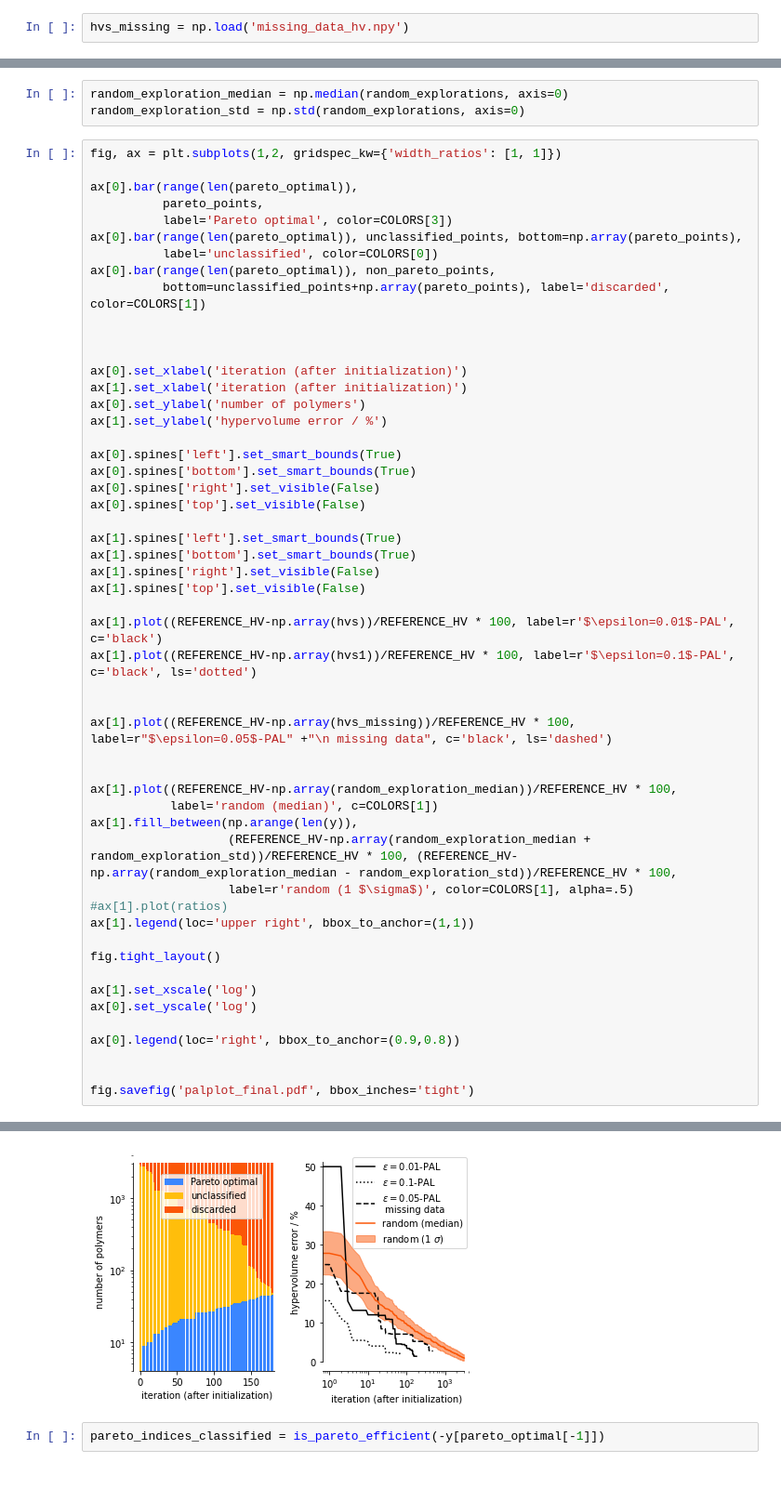
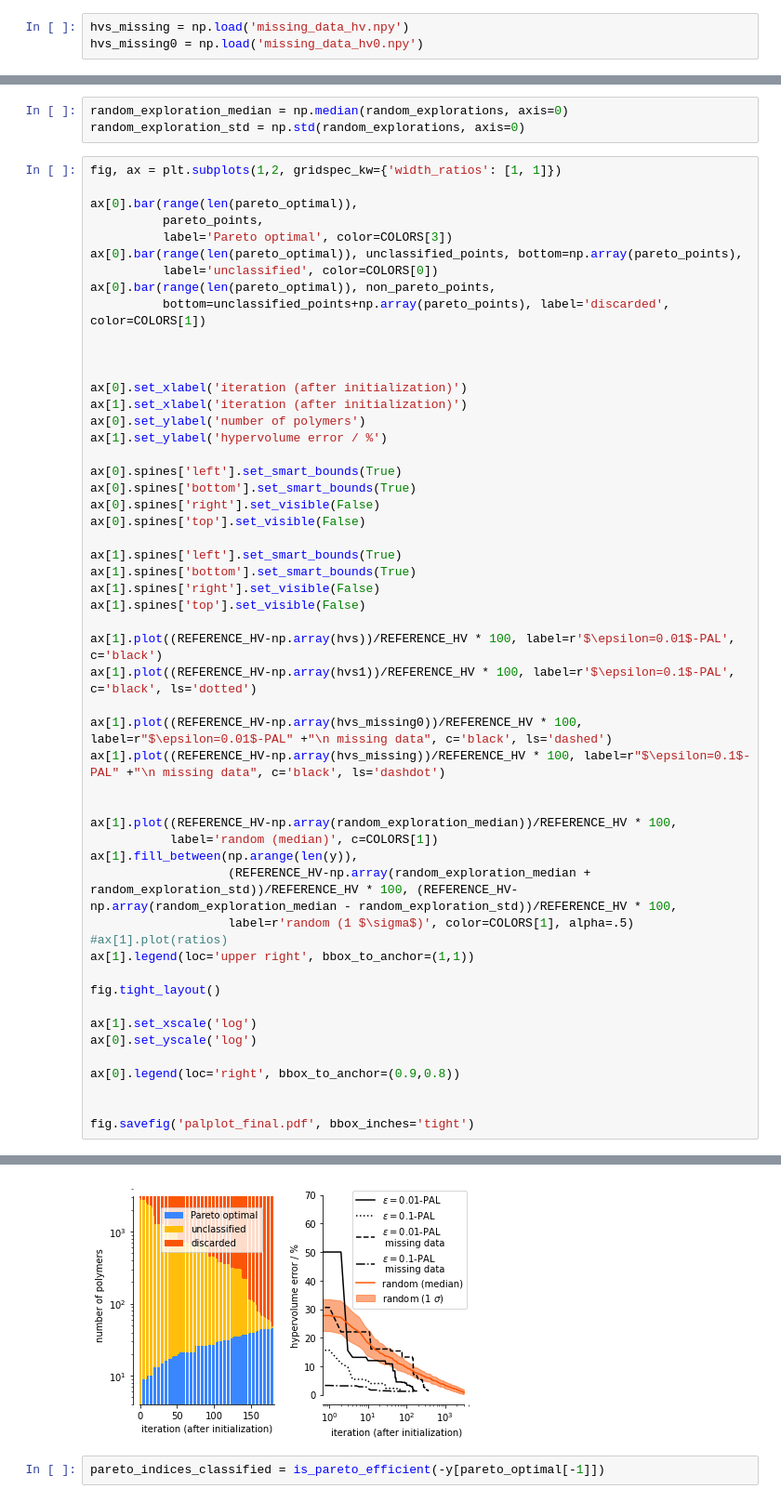
Before and after one commit to byooooo/dispersant_screening_PAL, a Jupyter notebook: notebooks/analyze_screening_2.ipynb, the cells around one changed output, grey strips where cells are left out. Shown at 93% size. Saved outputs shown, nothing was run; the diff lists cells and outputs as text.

```diff
--- a/notebooks/analyze_screening_2.ipynb
+++ b/notebooks/analyze_screening_2.ipynb
@@ -160,3 +160,4 @@ REFERENCE_HV = get_hypervolume(y, [5,5,5])
 # fig.savefig('some_parameter_settings.pdf', bbox_inches='tight')
 # %%
 hvs_missing = np.load('missing_data_hv.npy')
+hvs_missing0 = np.load('missing_data_hv0.npy')
@@ -201,36 +216,36 @@ ax[1].spines['bottom'].set_smart_bounds(True)
 ax[1].spines['right'].set_visible(False)
 ax[1].spines['top'].set_visible(False)
 
 ax[1].plot((REFERENCE_HV-np.array(hvs))/REFERENCE_HV * 100, label=r'$\epsilon=0.01$-PAL', c='black')
 ax[1].plot((REFERENCE_HV-np.array(hvs1))/REFERENCE_HV * 100, label=r'$\epsilon=0.1$-PAL', c='black', ls='dotted')
 
-
-ax[1].plot((REFERENCE_HV-np.array(hvs_missing))/REFERENCE_HV * 100, label=r"$\epsilon=0.05$-PAL" +"\n missing data", c='black', ls='dashed')
+ax[1].plot((REFERENCE_HV-np.array(hvs_missing0))/REFERENCE_HV * 100, label=r"$\epsilon=0.01$-PAL" +"\n missing data", c='black', ls='dashed')
+ax[1].plot((REFERENCE_HV-np.array(hvs_missing))/REFERENCE_HV * 100, label=r"$\epsilon=0.1$-PAL" +"\n missing data", c='black', ls='dashdot')
 
 
 ax[1].plot((REFERENCE_HV-np.array(random_exploration_median))/REFERENCE_HV * 100,
            label='random (median)', c=COLORS[1])
 ax[1].fill_between(np.arange(len(y)),
                    (REFERENCE_HV-np.array(random_exploration_median + random_exploration_std))/REFERENCE_HV * 100, (REFERENCE_HV-np.array(random_exploration_median - random_exploration_std))/REFERENCE_HV * 100,
                    label=r'random (1 $\sigma$)', color=COLORS[1], alpha=.5)
 #ax[1].plot(ratios)
 ax[1].legend(loc='upper right', bbox_to_anchor=(1,1))
 
 fig.tight_layout()
 
 ax[1].set_xscale('log')
 ax[0].set_yscale('log')
 
 ax[0].legend(loc='right', bbox_to_anchor=(0.9,0.8))
 
 
 fig.savefig('palplot_final.pdf', bbox_inches='tight')
 # %% [output]
 The set_smart_bounds function was deprecated in Matplotlib 3.2 and will be removed two minor releases later.
 The set_smart_bounds function was deprecated in Matplotlib 3.2 and will be removed two minor releases later.
 The set_smart_bounds function was deprecated in Matplotlib 3.2 and will be removed two minor releases later.
 The set_smart_bounds function was deprecated in Matplotlib 3.2 and will be removed two minor releases later.
-[figure, old version]
+[figure, new version]
 # %%
 pareto_indices_classified = is_pareto_efficient(-y[pareto_optimal[-1]])
 # %%
```
Also changed, not shown: parts of 5 cells of this notebook, 18 other files.
